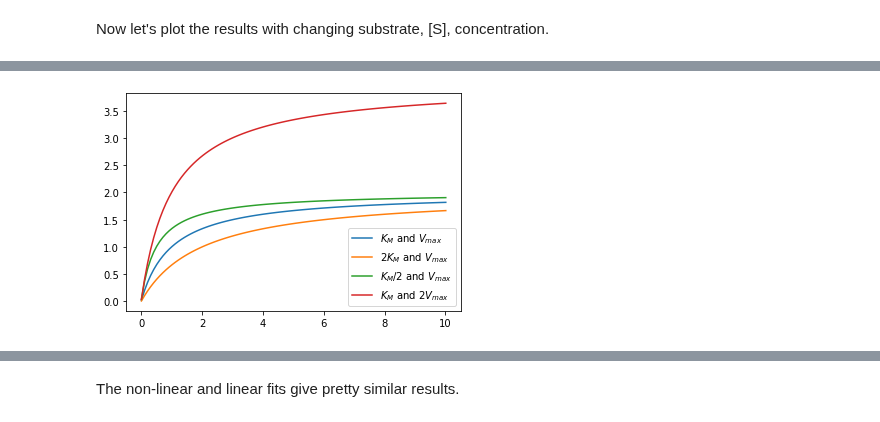
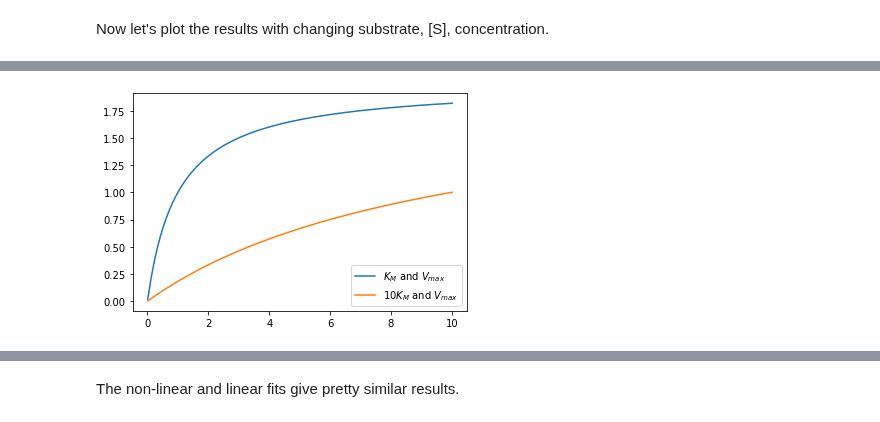
Before and after one commit to davis689/binder, a Jupyter notebook: Michaelis_Menten.ipynb, the cells around one changed output, grey strips where cells are left out. Cells and saved outputs as stored; diff of their text form; code cells hidden in the pictures.

```diff
--- a/Michaelis_Menten.ipynb
+++ b/Michaelis_Menten.ipynb
@@ -40,9 +57,8 @@ Now let's plot the results with changing substrate, [S], concentration.
 # %%
 plt.plot(S,MM(S,Km,Vmax),label='$K_M$ and $V_{max}$')
-plt.plot(S,MM(S,Km*2,Vmax),label='$2K_M$ and $V_{max}$')
-plt.plot(S,MM(S,Km/2,Vmax),label='$K_M/2$ and $V_{max}$')
-plt.plot(S,MM(S,Km,Vmax*2),label='$K_M$ and $2V_{max}$')
+plt.plot(S,MM(S,Km*10,Vmax),label='$10K_M$ and $V_{max}$')
+
 plt.legend()
 plt.show()
 # %% [output]
-[figure, old version]
+[figure, new version]
```
Also changed, not shown: parts of 38 cells of this notebook.
